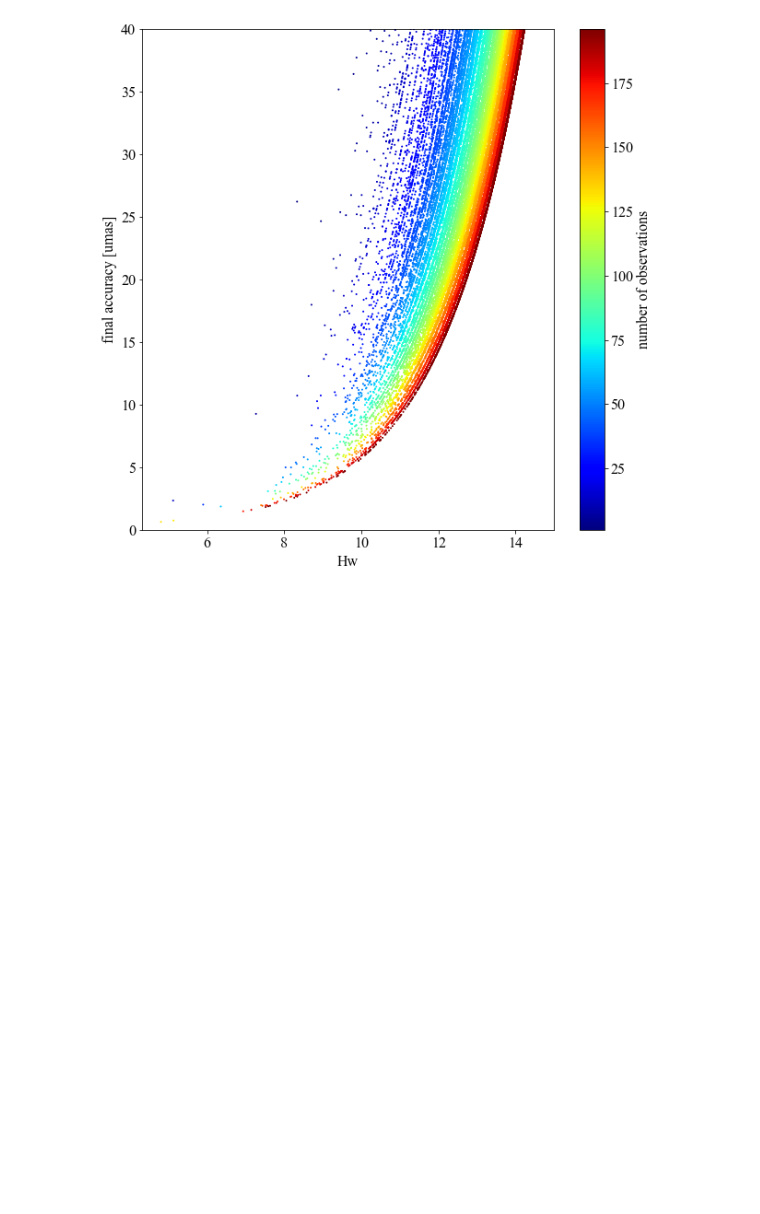
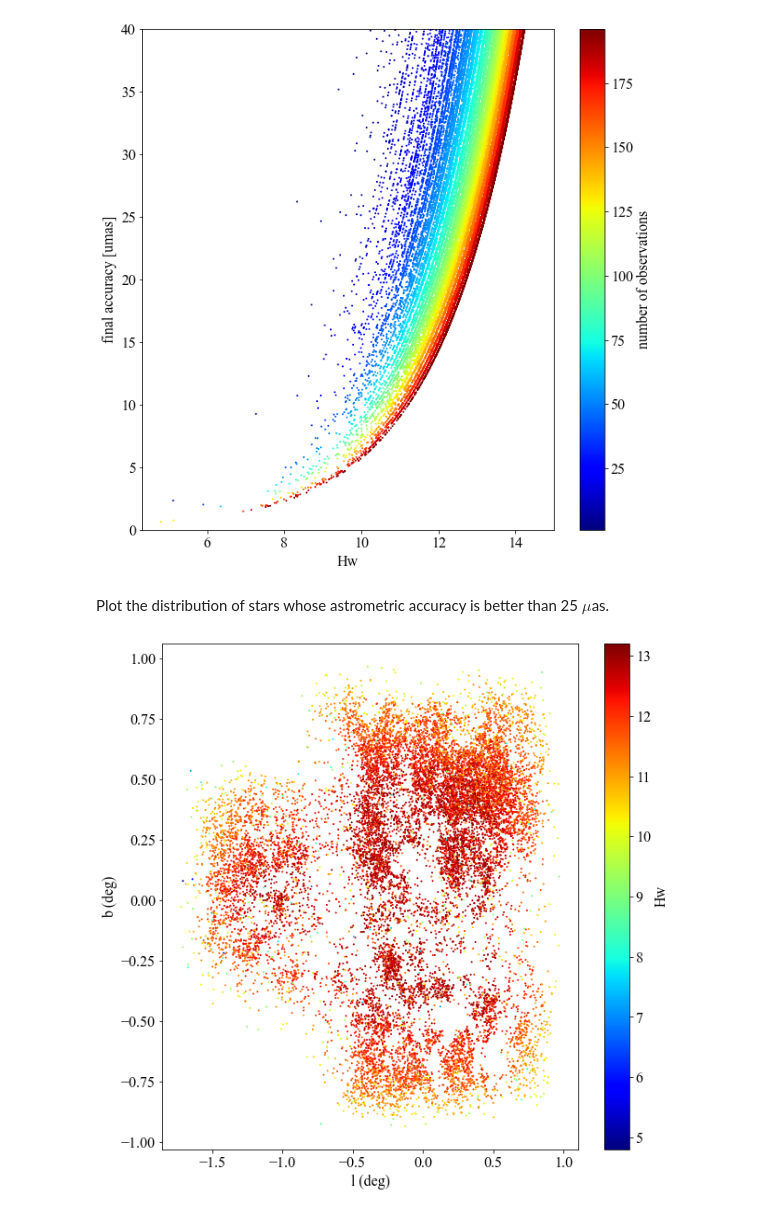
Before and after one commit to kawatadaisuke/JASMINE-analysis-testing, a Jupyter notebook: mapping-strategy/obsplan/Plot_MPS_results.ipynb, the cells around one changed output. Cells and saved outputs as stored; diff of their text form; code cells hidden in the pictures; blank space fills up the shorter version.

```diff
--- a/mapping-strategy/obsplan/Plot_MPS_results.ipynb
+++ b/mapping-strategy/obsplan/Plot_MPS_results.ipynb
@@ -127,3 +135,22 @@ ax.set_ylabel("final accuracy [umas]")
 plt.show()
 # %% [output]
 [figure]
+# %% [markdown]
+Plot the distribution of stars whose astrometric accuracy is better than 25 $\mu$as.
+# %%
+plt.figure(figsize=(10, 10))
+plt.rcParams["font.family"] = "Times New Roman"
+plt.rcParams["mathtext.fontset"] = "stixsans"
+plt.rcParams["font.size"] = 16
+ax  = plt.gca()
+# ax.tick_params(labelsize=16, color='k', direction="in")
+# ax.set_xlim(1.75, -1.75)
+# ax.set_ylim(-1.75, 1.75)
+cb = ax.scatter(l_ga[ac_ga<25.0], b_ga[ac_ga<25.0], s=1, c=hw_ga[ac_ga<25.0],  cmap='jet')
+cbar = plt.colorbar(cb)
+cbar.set_label('Hw')
+ax.set_xlabel("l (deg)")
+ax.set_ylabel("b (deg)")
+plt.show()
+# %% [output]
+[figure, added]
```
Also changed, not shown: parts of 5 cells of this notebook.
